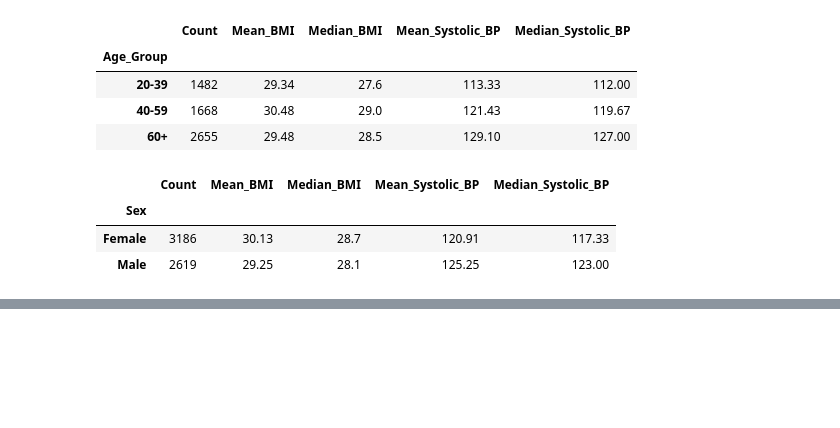
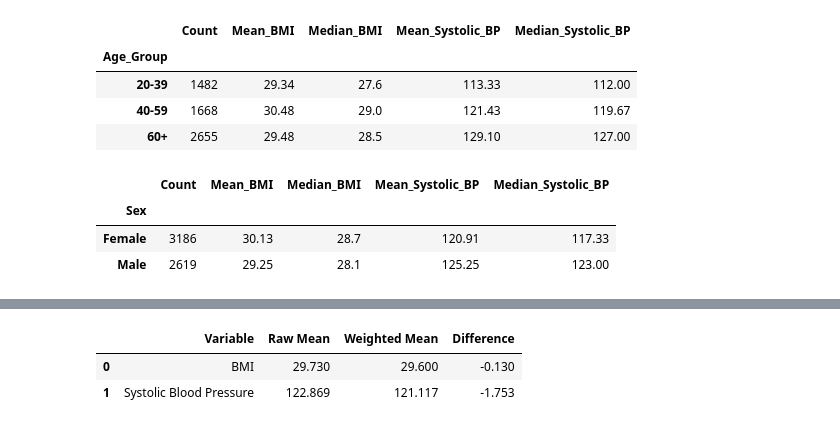
Before and after one commit to HisEgo/NHANES_Project, a Jupyter notebook: notebooks/phase1_exploration.ipynb, the cells around one changed output, grey strips where cells are left out. Cells and saved outputs as stored; diff of their text form; code cells hidden in the pictures; blank space fills up the shorter version.

```diff
--- a/notebooks/phase1_exploration.ipynb
+++ b/notebooks/phase1_exploration.ipynb
@@ -866,0 +917,31 @@ display(sex_comparison.round(2))
+# %%
+# Raw and weighted means
+
+raw_bmi = with_bp["BMXBMI"].mean()
+raw_bp = with_bp["Mean_Systolic_BP"].mean()
+
+weighted_bmi = np.average(
+    with_bp["BMXBMI"],
+    weights=with_bp["WTMEC2YR"]
+)
+
+weighted_bp = np.average(
+    with_bp["Mean_Systolic_BP"],
+    weights=with_bp["WTMEC2YR"]
+)
+
+comparison = pd.DataFrame({
+    "Variable": ["BMI", "Systolic Blood Pressure"],
+    "Raw Mean": [raw_bmi, raw_bp],
+    "Weighted Mean": [weighted_bmi, weighted_bp]
+})
+
+comparison["Difference"] = (
+    comparison["Weighted Mean"] - comparison["Raw Mean"]
+)
+
+display(comparison.round(3))
+# %% [output]
+|  | Variable | Raw Mean | Weighted Mean | Difference |
+| 0 | BMI | 29.730 | 29.600 | -0.130 |
+| 1 | Systolic Blood Pressure | 122.869 | 121.117 | -1.753 |
```
Also changed, not shown: parts of 5 cells of this notebook.
